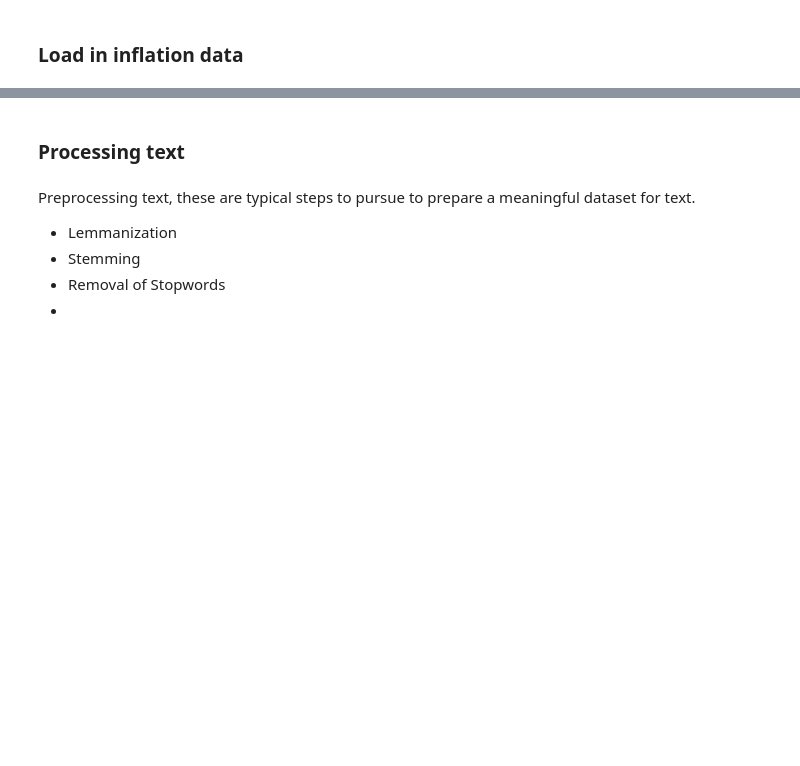
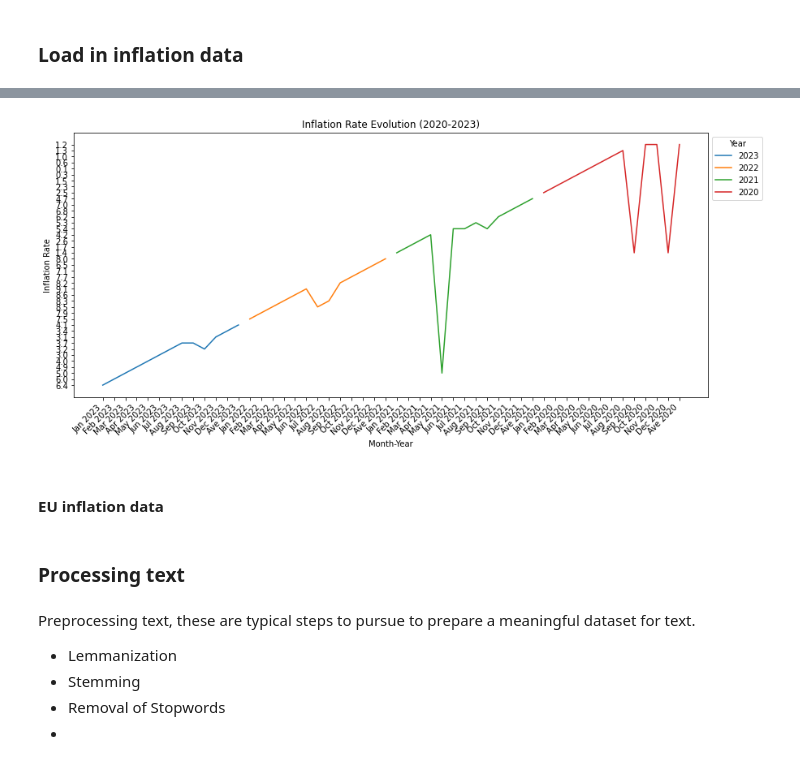
Before and after one commit to timtheuz/ICBIRDIRM, a Jupyter notebook: main.ipynb, the cells around one changed output, grey strips where cells are left out. Saved outputs shown, nothing was run; the diff lists cells and outputs as text; code cells hidden in the pictures; blank space fills up the shorter version.

```diff
--- a/main.ipynb
+++ b/main.ipynb
@@ -214,3 +223,31 @@ def fill_df():
+# %%
+# Convert 'Year' column to integer
+df_us_inf['Year'] = df_us_inf['Year'].astype(int)
+
+# Reshape the DataFrame to a longer format
+df_long = pd.melt(df_us_inf, id_vars='Year', var_name='Month', value_name='Inflation Rate')
+
+# Filter data for the last 4 years (2020 to 2023)
+df_long_last_4_years = df_long[df_long['Year'].between(2020, 2023)]
+
+# Plot the evolution of inflation rates for the last 4 years
+plt.figure(figsize=(14, 6))  # Adjust the figure size for better visibility
+
+for year in sorted(df_long_last_4_years['Year'].unique(), reverse=True):
+    df_subset = df_long_last_4_years[df_long_last_4_years['Year'] == year]
+    plt.plot(df_subset['Month'] + ' ' + df_subset['Year'].astype(str), df_subset['Inflation Rate'], label=str(year))
+
+plt.title('Inflation Rate Evolution (2020-2023)')
+plt.xlabel('Month-Year')
+plt.ylabel('Inflation Rate')
+plt.xticks(rotation=45, ha='right')  # Rotate x-axis labels for better readability
+plt.legend(title='Year', loc='upper left', bbox_to_anchor=(1, 1))
+
+plt.show()
+# %% [output]
+[figure, added]
+# %% [markdown]
+#### EU inflation data
 # %% [markdown]
 ### Processing text
 # %% [markdown]
```
Also changed, not shown: parts of 26 cells of this notebook.
